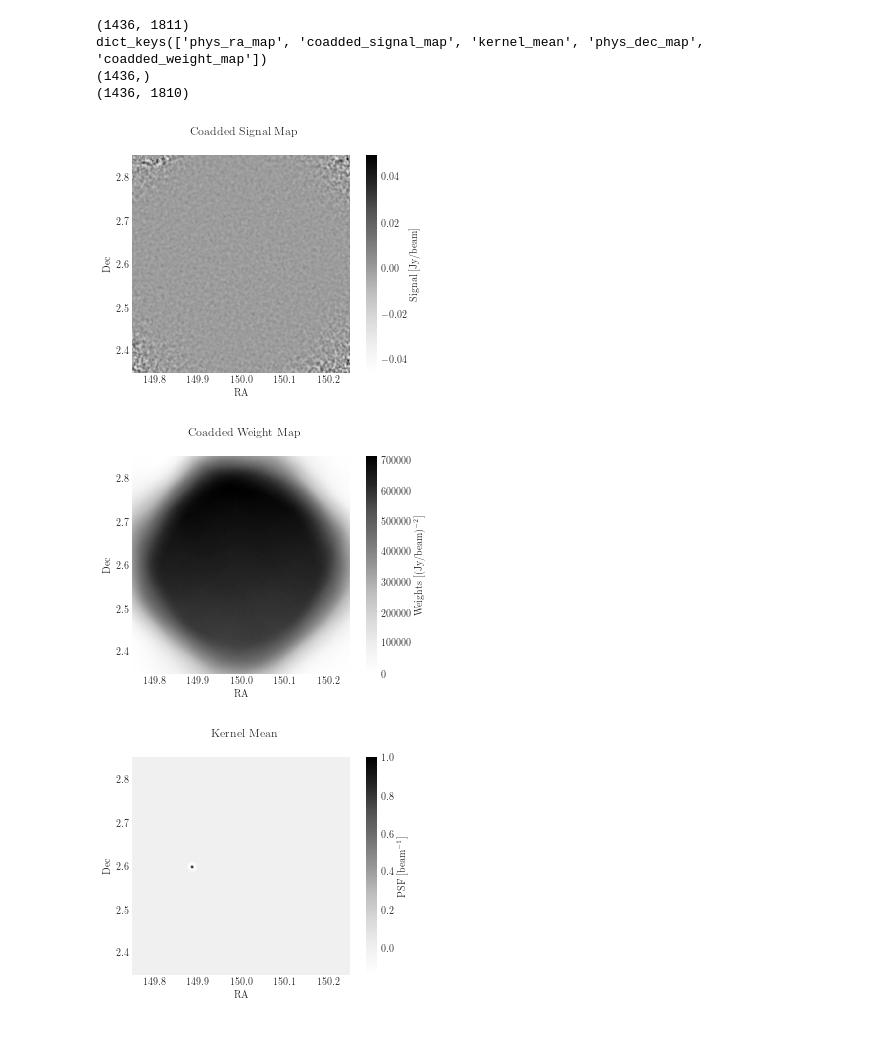
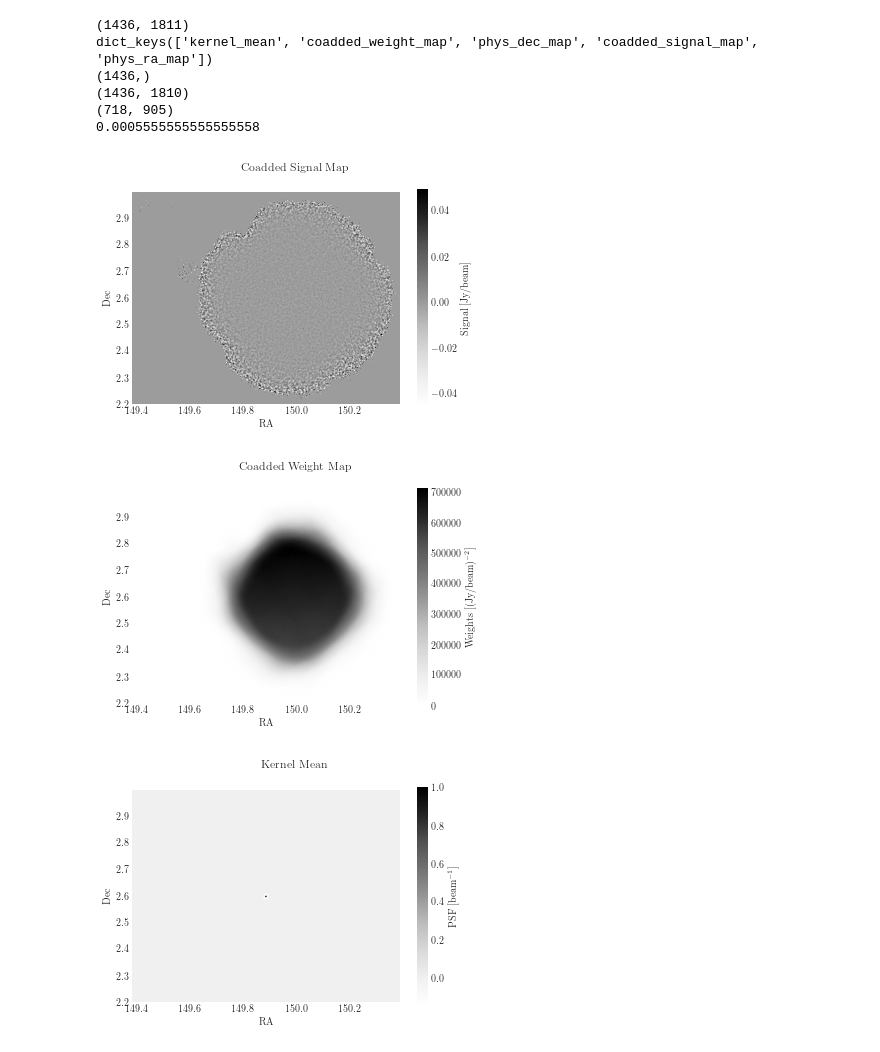
Before and after one commit to gmduvvuri/astr5550, a Jupyter notebook: homework/project_3/gmduvvuri_project3.ipynb, the cells around one changed output. Drawn from its saved outputs; the diff is of its cells as text; code cells hidden in the pictures.

```diff
--- a/homework/project_3/gmduvvuri_project3.ipynb
+++ b/homework/project_3/gmduvvuri_project3.ipynb
@@ -4,6 +4,8 @@ import numpy as np
 import numpy.ma as ma
 import seaborn as sns
 from scipy.io import readsav
+from scipy import integrate
+from scipy.signal import convolve2d
 
 sns.set_style('darkgrid')
 plt.rc('text', usetex=True)
@@ -15,27 +17,31 @@ print(data.keys())
 print(np.shape(data.phys_dec_map))
 Y, X = np.meshgrid(data.phys_dec_map,data.phys_ra_map)
 print(np.shape(data.kernel_mean))
+print(np.unravel_index(data.kernel_mean.argmax(), data.kernel_mean.shape))
+print(np.mean(np.diff(data.phys_dec_map)))
 # %% [output]
 (1436, 1811)
-dict_keys(['phys_ra_map', 'coadded_signal_map', 'kernel_mean', 'phys_dec_map', 'coadded_weight_map'])
+dict_keys(['kernel_mean', 'coadded_weight_map', 'phys_dec_map', 'coadded_signal_map', 'phys_ra_map'])
 (1436,)
 (1436, 1810)
+(718, 905)
+0.0005555555555555558
 # %%
 plt.pcolormesh(X, Y, data.coadded_signal_map.T, cmap='Greys')
-plt.xlim(149.75, 150.25)
-plt.ylim(2.35, 2.85)
+# plt.xlim(149.75, 150.25)
+# plt.ylim(2.35, 2.85)
 plt.gca().set_aspect('equal')
 plt.suptitle('Coadded Signal Map')
 plt.xlabel('RA')
 plt.ylabel('Dec')
 plt.colorbar(label='Signal [Jy/beam]')
 plt.show()
 # %% [output]
-[figure, old version]
+[figure, new version]
 # %%
 plt.pcolormesh(X, Y, data.coadded_weight_map.T, cmap='Greys')
-plt.xlim(149.75, 150.25)
-plt.ylim(2.35, 2.85)
+# plt.xlim(149.75, 150.25)
+# plt.ylim(2.35, 2.85)
 plt.gca().set_aspect('equal')
 plt.suptitle('Coadded Weight Map')
 plt.xlabel('RA')
@@ -43,11 +49,11 @@ plt.ylabel('Dec')
 plt.colorbar(label='Weights [(Jy/beam)$^{-2}$]')
 plt.show()
 # %% [output]
-[figure, old version]
+[figure, new version]
 # %%
 plt.pcolormesh(X, Y, data.kernel_mean.T, cmap='Greys')
-plt.xlim(149.75, 150.25)
-plt.ylim(2.35, 2.85)
+# plt.xlim(149.75, 150.25)
+# plt.ylim(2.35, 2.85)
 plt.gca().set_aspect('equal')
 plt.suptitle('Kernel Mean')
 plt.xlabel('RA')
@@ -55,7 +61,7 @@ plt.ylabel('Dec')
 plt.colorbar(label='PSF [beam$^{-1}$]')
 plt.show()
 # %% [output]
-[figure, old version]
+[figure, new version]
 # %%
 masked_weights = ma.masked_less(data.coadded_weight_map[:, :-1], 0.0014**(-2.0))
 masked_signal = ma.masked_array(data.coadded_signal_map[:, :-1], mask=masked_weights.mask)
```
Also changed, not shown: parts of 10 cells of this notebook, 10 other files.
